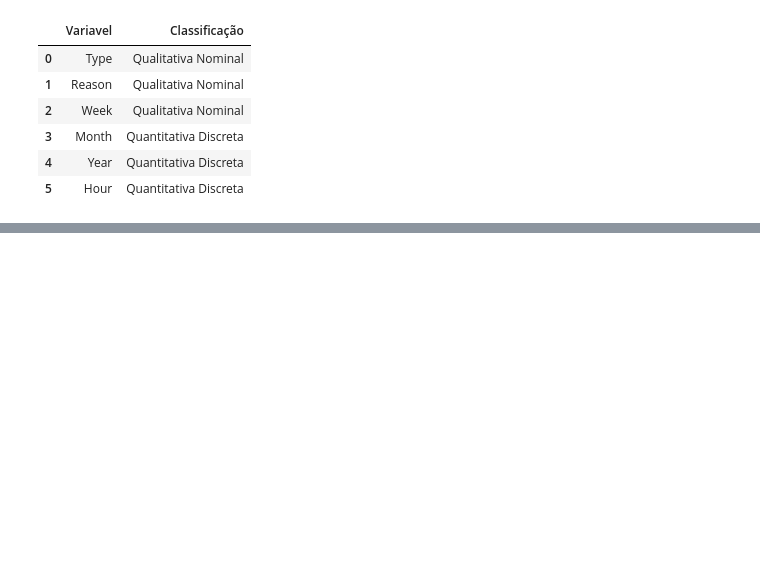
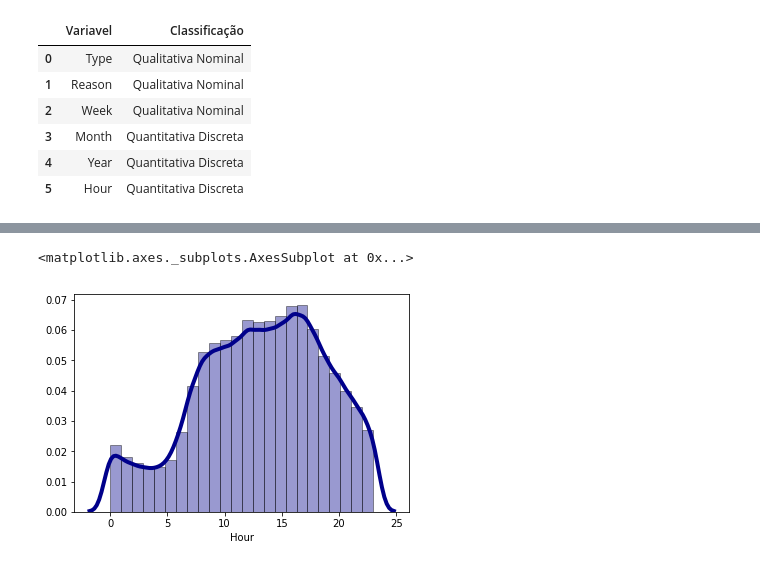
Before and after one commit to aabrantes/datascience, a Jupyter notebook: Trabalho_Apresentação.ipynb, the cells around one changed output, grey strips where cells are left out. Cells and saved outputs as stored; diff of their text form; code cells hidden in the pictures; blank space fills up the shorter version.

```diff
--- a/Trabalho_Apresentação.ipynb
+++ b/Trabalho_Apresentação.ipynb
@@ -72,0 +121,9 @@ variaveis
+# %%
+# Density Plot and Histogram of all arrival delays
+sns.distplot(df['Hour'], hist=True, kde=True,
+             bins=24, color = 'darkblue',
+             hist_kws={'edgecolor':'black'},
+             kde_kws={'linewidth': 4})
+# %% [output]
+<matplotlib.axes._subplots.AxesSubplot at 0x...>
+[figure, added]
```
Also changed, not shown: parts of 13 cells of this notebook.
